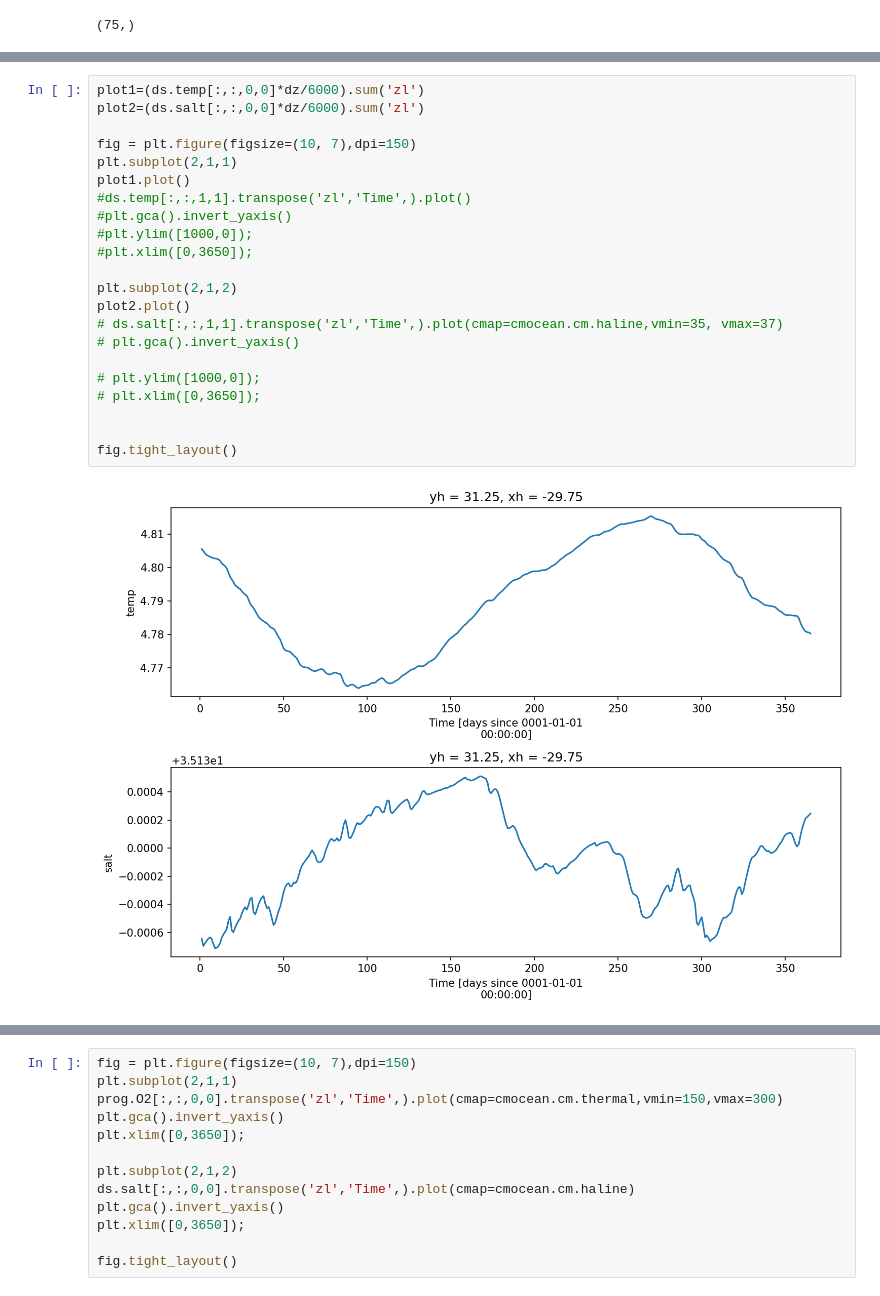
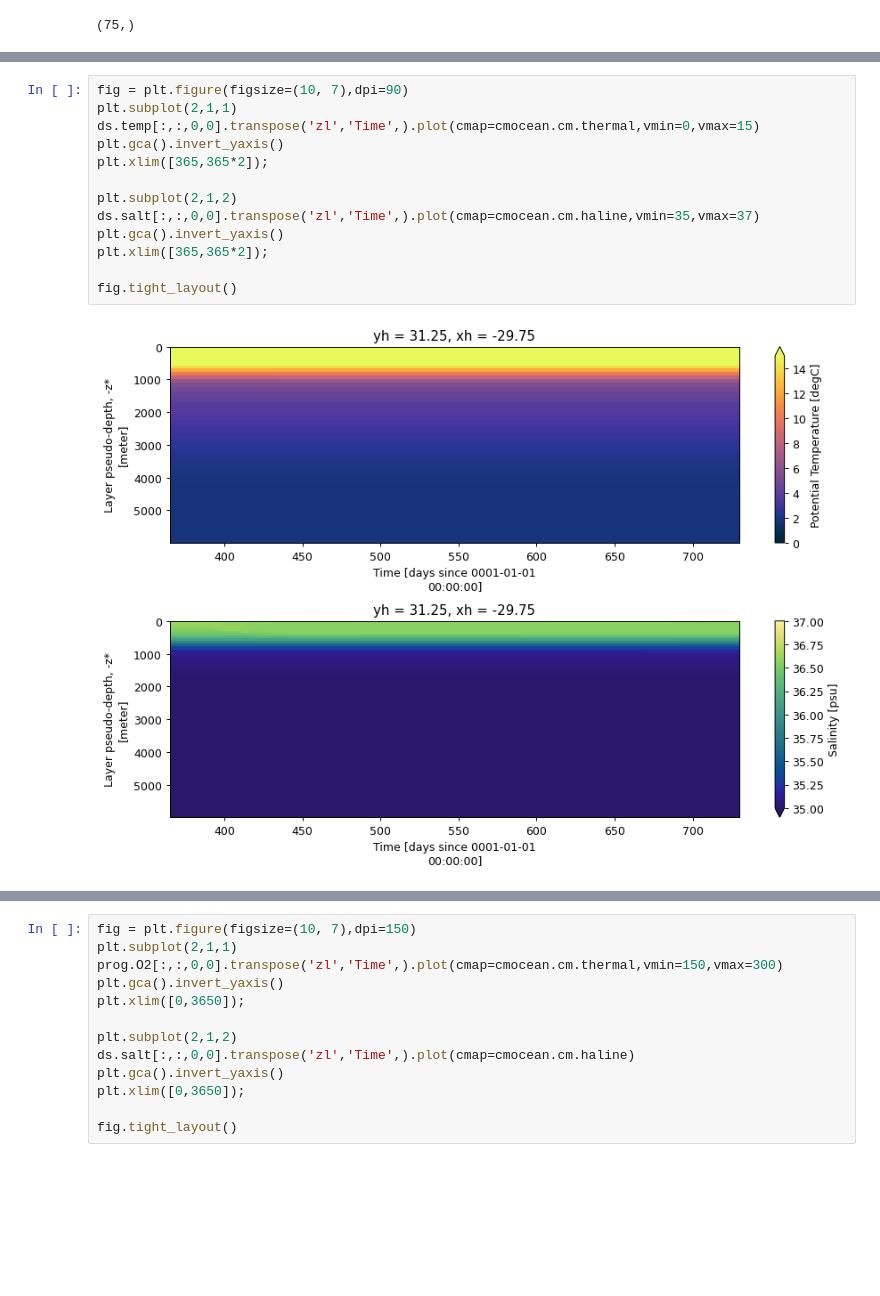
Before and after one commit to ElizabethYankovsky/MARBL_notebooks, a Jupyter notebook: Basic_analysis.ipynb, the cells around one changed output, grey strips where cells are left out. Drawn from its saved outputs; the diff is of its cells as text; blank space fills up the shorter version.

```diff
--- a/Basic_analysis.ipynb
+++ b/Basic_analysis.ipynb
@@ -63,25 +47,16 @@ print(np.nanmean(forcing.PRCmE[:,:]))
 # %%
-plot1=(ds.temp[:,:,0,0]*dz/6000).sum('zl')
-plot2=(ds.salt[:,:,0,0]*dz/6000).sum('zl')
-
-fig = plt.figure(figsize=(10, 7),dpi=150)
+fig = plt.figure(figsize=(10, 7),dpi=90)
 plt.subplot(2,1,1)
-plot1.plot()
-#ds.temp[:,:,1,1].transpose('zl','Time',).plot()
-#plt.gca().invert_yaxis()
-#plt.ylim([1000,0]);
-#plt.xlim([0,3650]);
+ds.temp[:,:,0,0].transpose('zl','Time',).plot(cmap=cmocean.cm.thermal,vmin=0,vmax=15)
+plt.gca().invert_yaxis()
+plt.xlim([365,365*2]);
 
 plt.subplot(2,1,2)
-plot2.plot()
-# ds.salt[:,:,1,1].transpose('zl','Time',).plot(cmap=cmocean.cm.haline,vmin=35, vmax=37)
-# plt.gca().invert_yaxis()
-
-# plt.ylim([1000,0]);
-# plt.xlim([0,3650]);
-
+ds.salt[:,:,0,0].transpose('zl','Time',).plot(cmap=cmocean.cm.haline,vmin=35,vmax=37)
+plt.gca().invert_yaxis()
+plt.xlim([365,365*2]);
 
 fig.tight_layout()
 # %% [output]
-[figure, old version]
+[figure, new version]
 # %%
```
Also changed, not shown: parts of 10 cells of this notebook, 2 other files.
